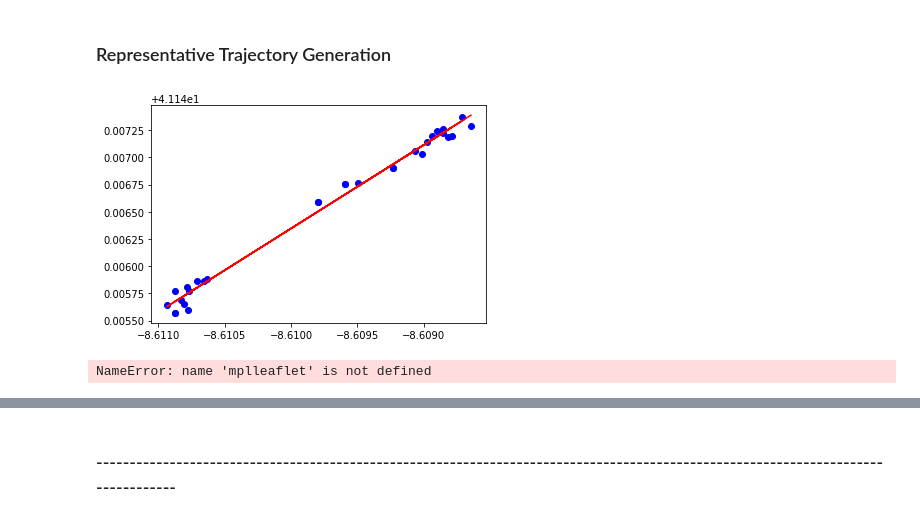
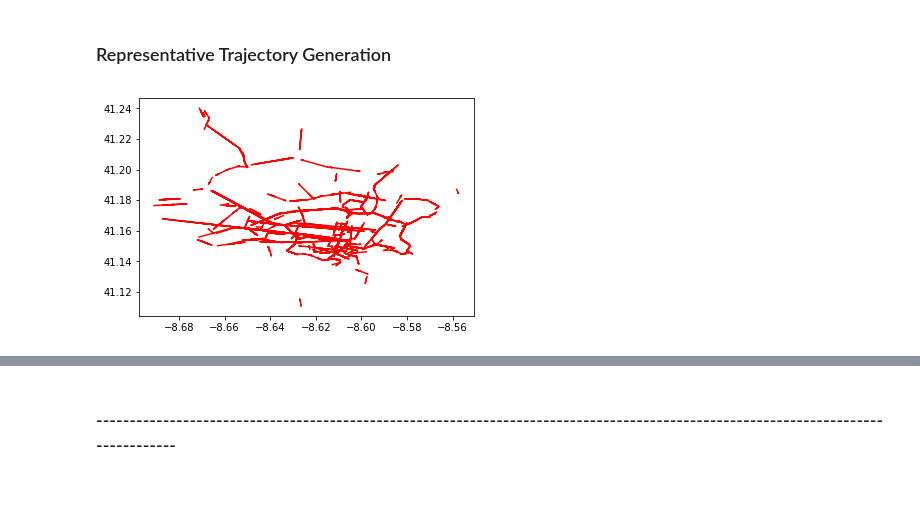
Before and after one commit to jiafug/dbpro, a Jupyter notebook: transform.ipynb, the cells around one changed output, grey strips where cells are left out. Drawn from its saved outputs; the diff is of its cells as text; code cells hidden in the pictures; blank space fills up the shorter version.

```diff
--- a/transform.ipynb
+++ b/transform.ipynb
@@ -742,7 +827,7 @@ def neighborhood(line, cluster_id, extended):
     return neighbors
 # %%
 # /* Step 2: compute a density-connected set */
-def expand_cluster(queue, cluster_id):
+def expand_cluster(queue, cluster_id, rtree):
     global line_segments
     # print("----------------input queue start----------------")
     # print(queue)
@@ -755,13 +840,13 @@ def expand_cluster(queue, cluster_id):
             m = entry
             break
         # Compute Nε(M);
-        neighbors = neighbors.append(neighborhood(m, cluster_id, True))
+        neighbors = neighbors.append(neighborhood(m, cluster_id, True, rtree))
         neighbor_count = neighbors.shape[0] + 1
         # if (|Nε(M)| ≥ MinLns) then
         if (neighbor_count >= 3):
             for xn in neighbors.iterrows():
                 #if (X is unclassified or noise) then
-                if xn[1]['classified'] == -1 or xn[1]['classified'] == -2:
+                if xn[1]['classified'] == -1 or xn[1]['classified'] == 0:
                     # line_segments.set_value(xn[0], 'classified', cluster_id)
                     # Assign clusterId to X;
                     line_segments.at[xn[0],'classified'] = cluster_id
@@ -940,29 +1096,0 @@ time consumption in ms: 595
-# %%
-'''
-benchmark beginns
-'''
-start_time = current_milli_time()
-
-fig = plt.figure()
-counter = 0
-for entry in clusters:
-    '''
-    Das Ändern der 1 in der if-Abfrage, ändert das Testcluster
-    '''
-    if counter == 1:
-        print(entry)
-        for data in entry.iterrows():
-            # plot
-            lon = [data[1][0], data[1][4]]
-            lat = [data[1][1], data[1][5]]
-            plt.plot(lon, lat)
-    counter += 1
-plt.show()
-
-'''
-benchmark ends
-'''
-time = (current_milli_time() - start_time)
-print("----------cluster via list: BEGIN----------")
-print("time consumption in ms: {}".format(time))
-print("----------cluster via list: END----------")
@@ -995,42 +1103,41 @@ mplleaflet.display(fig=fig)
 # %%
 '''
 simple linear regression
 '''
 
 from sklearn.linear_model import LinearRegression
 
 
 counter = 0
+fig = plt.figure()
 
 for entry in clusters:
     '''
     Das Ändern der 1 in der if-Abfrage, ändert das Testcluster
     '''
-    if counter == 1:
+    if counter != -1:
         lon1_list = entry['lon1'].values.tolist()
         lon2_list = entry['lon2'].values.tolist()
         lon1_list.extend(lon2_list)
         x_list = np.array(lon1_list).reshape(-1, 1)
         lat1_list = entry['lat1'].values.tolist()
         lat2_list = entry['lat2'].values.tolist()
         lat1_list.extend(lat2_list)
         y_list = np.array(lat1_list).reshape(-1, 1)
 
         linear_regressor = LinearRegression()  # create object for the class
         linear_regressor.fit(x_list, y_list)  # perform linear regression
         Y_pred = linear_regressor.predict(x_list)  # make predictions
 
-        fig = plt.figure()
-        plt.plot(x_list, y_list, 'bo')
+        # plt.plot(x_list, y_list, 'bo')
         plt.plot(x_list, Y_pred, color='red')
-        plt.show()
+
     counter += 1
+plt.show()
 # %% [output]
-[figure, old version]
+[figure, new version]
 # %%
-mplleaflet.display(fig=fig)
+mplleaflet.show(fig=fig)
-# %% [output]
-NameError: name 'mplleaflet' is not defined
 # %%
 '''
 Schreibt das modifizierte Dataframe der line_segments in eine neue CSV (test_seg.csv)
```
Also changed, not shown: parts of 34 cells of this notebook.
